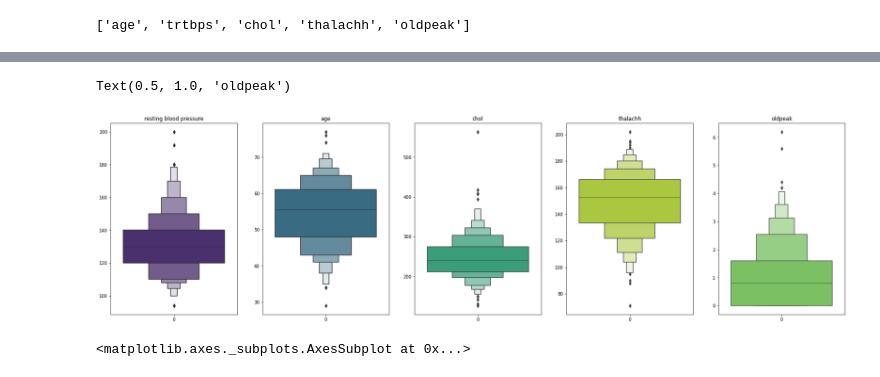
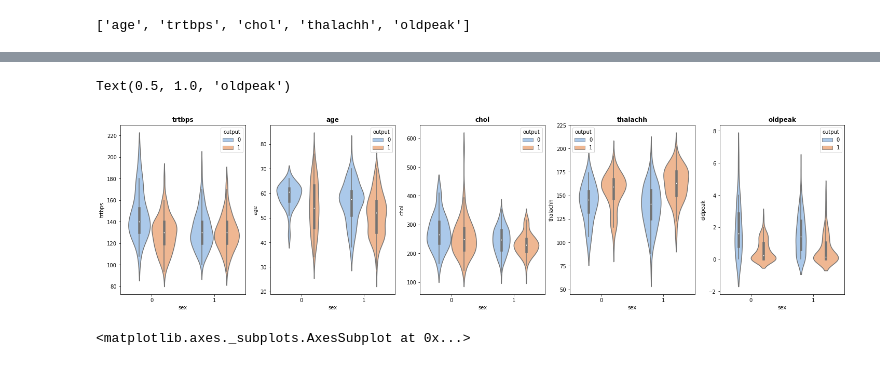
Before and after one commit to hanabero/sample_projects, a Jupyter notebook: heart.ipynb, the cells around one changed output, grey strips where cells are left out. Saved outputs shown, nothing was run; the diff lists cells and outputs as text; code cells hidden in the pictures.

```diff
--- a/heart.ipynb
+++ b/heart.ipynb
@@ -253,28 +267,33 @@ plt.show()
 # %%
-fig, axes = plt.subplots(1, 5, figsize=(30,8) ,sharey=False)
+fig, axes = plt.subplots(1, 5, figsize=(25,6) ,sharey=False)
 
 #trtbps
-sns.boxenplot(ax=axes[0],data=df['trtbps'], color='#482677FF')
-axes[0].set_title('resting blood pressure')
+sns.violinplot(x="sex", y="trtbps", hue="output", kind="violin", data=df, palette='pastel',
+            height=7, ax=axes[0])
+axes[0].set_title('trtbps',fontweight="bold")
 
 #age
-sns.boxenplot(ax=axes[1], data=df['age'], color='#2D708EFF')
-axes[1].set_title('age')
+sns.violinplot(x="sex", y="age", hue="output", kind="violin", data=df, palette='pastel',
+            height=7, ax=axes[1])
+axes[1].set_title('age',fontweight="bold")
 
 #chol
-sns.boxenplot(ax=axes[2], data=df['chol'], color='#29AF7FFF')
-axes[2].set_title('chol')
+sns.violinplot(x="sex", y="chol", hue="output", kind="violin", data=df, palette='pastel',
+            height=7, ax=axes[2])
+axes[2].set_title('chol',fontweight="bold")
 
 #thalachh
-sns.boxenplot(ax=axes[3], data=df['thalachh'], color = '#B8DE29FF')
-axes[3].set_title('thalachh')
+sns.violinplot(x="sex", y="thalachh", hue="output", kind="violin", data=df, palette='pastel',
+            height=7, ax=axes[3])
+axes[3].set_title('thalachh',fontweight="bold")
 
 #oldpeak
-sns.boxenplot(ax=axes[4], data=df['oldpeak'], color='#73D055FF')
-axes[4].set_title('oldpeak')
+sns.violinplot(x="sex", y="oldpeak", hue="output", kind="violin", data=df, palette='pastel',
+            height=7, ax=axes[4])
+axes[4].set_title('oldpeak',fontweight="bold")
 # %% [output]
 Text(0.5, 1.0, 'oldpeak')
-[figure, old version]
+[figure, new version]
 # %%
 plt.figure(figsize=(14,10))
 df_cor = df.corr().T
```
Also changed, not shown: parts of 7 cells of this notebook.
